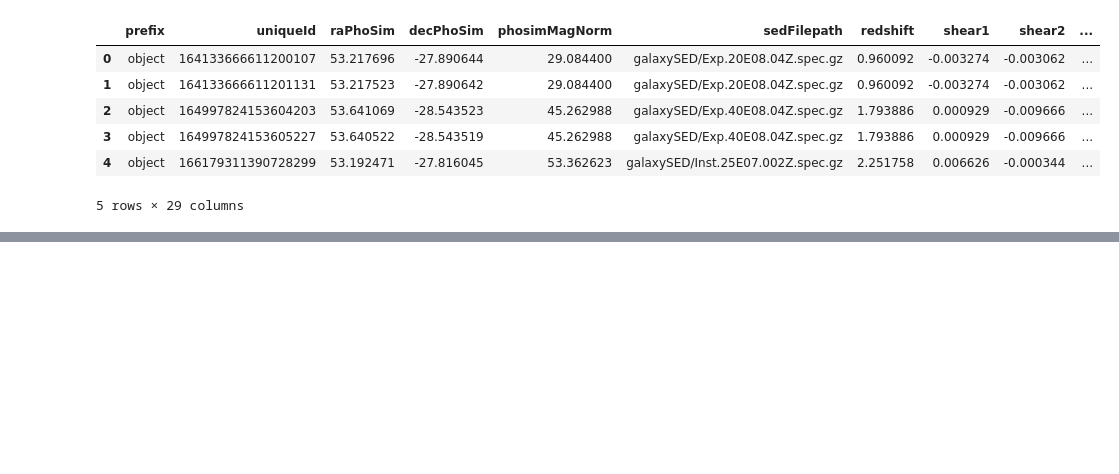
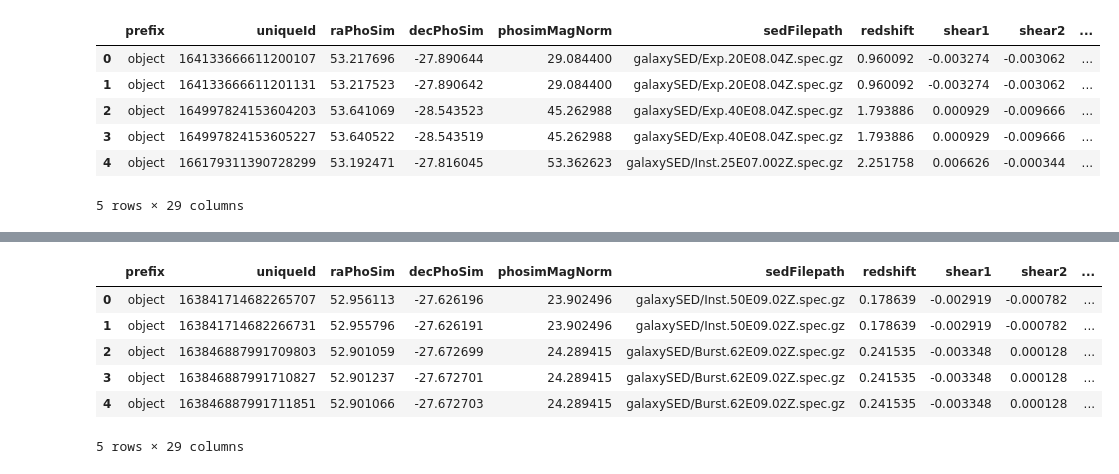
Before and after one commit to LSSTDESC/Twinkles, a Jupyter notebook: examples/notebooks/postage_stamp_generation_inputs.ipynb, the cells around one changed output, grey strips where cells are left out. Cells and saved outputs as stored; diff of their text form; code cells hidden in the pictures; blank space fills up the shorter version.

```diff
--- a/examples/notebooks/postage_stamp_generation_inputs.ipynb
+++ b/examples/notebooks/postage_stamp_generation_inputs.ipynb
@@ -243,0 +377,10 @@ host_disk.to_csv('../../data/dc2_disk_agn_host.csv')
+# %%
+host_disk.head()
+# %% [output]
+|  | prefix | uniqueId | raPhoSim | decPhoSim | phosimMagNorm | sedFilepath | redshift | shear1 | shear2 | ... |
+| 0 | object | 163841714682265707 | 52.956113 | -27.626196 | 23.902496 | galaxySED/Inst.50E09.02Z.spec.gz | 0.178639 | -0.002919 | -0.000782 | ... |
+| 1 | object | 163841714682266731 | 52.955796 | -27.626191 | 23.902496 | galaxySED/Inst.50E09.02Z.spec.gz | 0.178639 | -0.002919 | -0.000782 | ... |
+| 2 | object | 163846887991709803 | 52.901059 | -27.672699 | 24.289415 | galaxySED/Burst.62E09.02Z.spec.gz | 0.241535 | -0.003348 | 0.000128 | ... |
+| 3 | object | 163846887991710827 | 52.901237 | -27.672701 | 24.289415 | galaxySED/Burst.62E09.02Z.spec.gz | 0.241535 | -0.003348 | 0.000128 | ... |
+| 4 | object | 163846887991711851 | 52.901066 | -27.672703 | 24.289415 | galaxySED/Burst.62E09.02Z.spec.gz | 0.241535 | -0.003348 | 0.000128 | ... |
+5 rows × 29 columns
```
Also changed, not shown: parts of 24 cells of this notebook, 2 other files.
